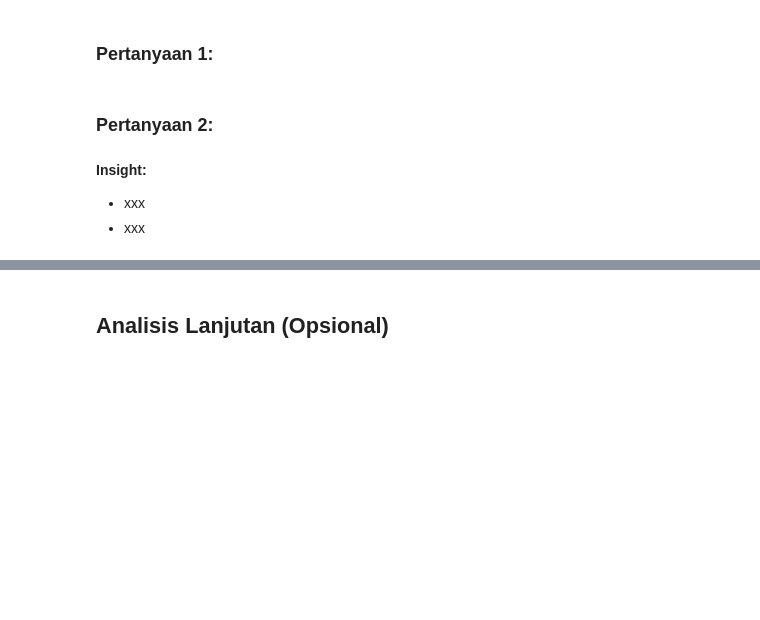
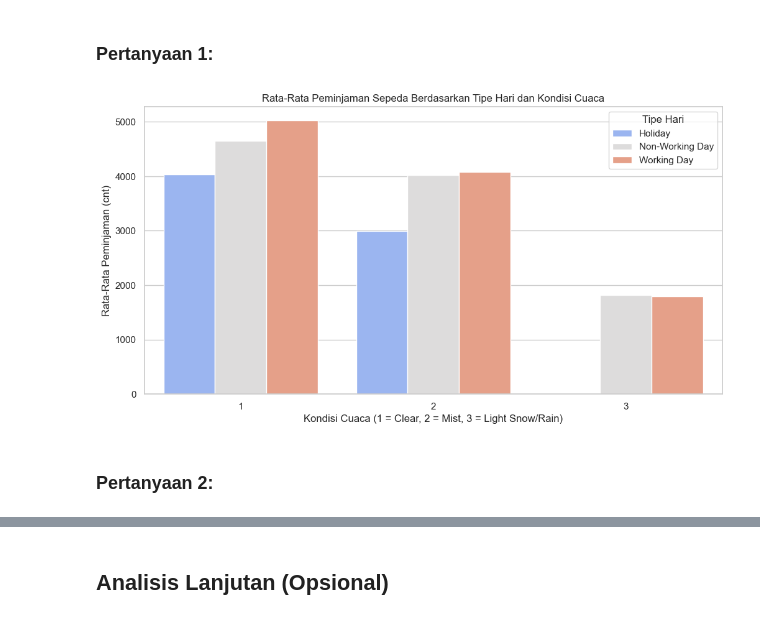
Before and after one commit to SanjayaCF/Sanjaya-Cahyadi-Fuad_Proyek-Analisa-Data, a Jupyter notebook: Proyek_Analisis_Data.ipynb, the cells around one changed output, grey strips where cells are left out. Saved outputs shown, nothing was run; the diff lists cells and outputs as text; code cells hidden in the pictures; blank space fills up the shorter version.

Commit message:
data wrangling, DEA, Visual

```diff
--- a/Proyek_Analisis_Data.ipynb
+++ b/Proyek_Analisis_Data.ipynb
@@ -27,0 +27,4 @@ from datetime import datetime
+# %%
+# Load Dataset day.csv dan hour.csv
+day_data = pd.read_csv('Dataset/day.csv')
+hour_data = pd.read_csv('Dataset/hour.csv')
@@ -49,0 +192,12 @@ NameError: name 'day_df' is not defined
+# %%
+# Konversi column 'dteday' dari object menjadi datetime format pada kedua data.
+day_data['dteday'] = pd.to_datetime(day_data['dteday'])
+hour_data['dteday'] = pd.to_datetime(hour_data['dteday'])
+
+# tampilkan data yang sudah diubah.
+# day_data.info()
+# hour_data.info()
+print("Data day.csv:\n-----------------------------------------------------------------")
+day_data["dteday"].info()
+print("\nData hour.csv:\n-----------------------------------------------------------------")
+hour_data["dteday"].info()
@@ -57,0 +231,17 @@ NameError: name 'day_df' is not defined
+# %%
+import matplotlib.pyplot as plt
+import seaborn as sns
+
+# data yang akan dipakai dari kedua dataset
+data = day_data
+
+# Set style plot
+sns.set_theme(style="whitegrid")
+
+# Buat kolum untuk holiday jika true, working day jika false, dan non-working day jika bukan working day juga.
+data['day_type'] = data.apply(lambda row: 'Holiday' if row['holiday'] == 1 else ('Working Day' if row['workingday'] == 1 else 'Non-Working Day'), axis=1)
+
+# group berdasarkan column baru dan kondisi cuaca.
+daytype_weather = data.groupby(['day_type', 'weathersit'])['cnt'].mean().reset_index()
+
+print(daytype_weather)
@@ -59,9 +272,16 @@ NameError: name 'day_df' is not defined
 ## Visualization & Explanatory Analysis
 # %% [markdown]
 ### Pertanyaan 1:
+# %%
+# Plotting
+plt.figure(figsize=(12, 6))
+sns.barplot(x='weathersit', y='cnt', hue='day_type', data=daytype_weather, palette='coolwarm')
+plt.title('Rata-Rata Peminjaman Sepeda Berdasarkan Tipe Hari dan Kondisi Cuaca')
+plt.xlabel('Kondisi Cuaca (1 = Clear, 2 = Mist, 3 = Light Snow/Rain)')
+plt.ylabel('Rata-Rata Peminjaman (cnt)')
+plt.legend(title='Tipe Hari', loc='upper right')
+plt.show()
+# %% [output]
+[figure, added]
 # %% [markdown]
 ### Pertanyaan 2:
-# %% [markdown]
-**Insight:**
-- xxx
-- xxx
```
Also changed, not shown: parts of 33 cells of this notebook.
